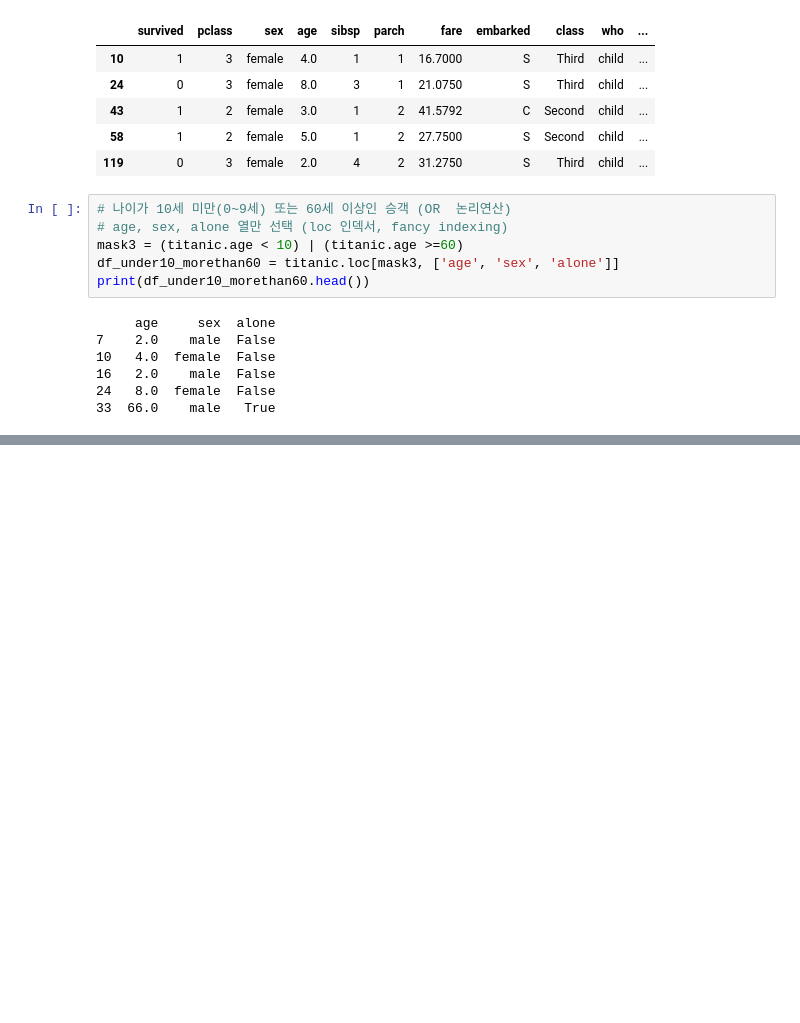
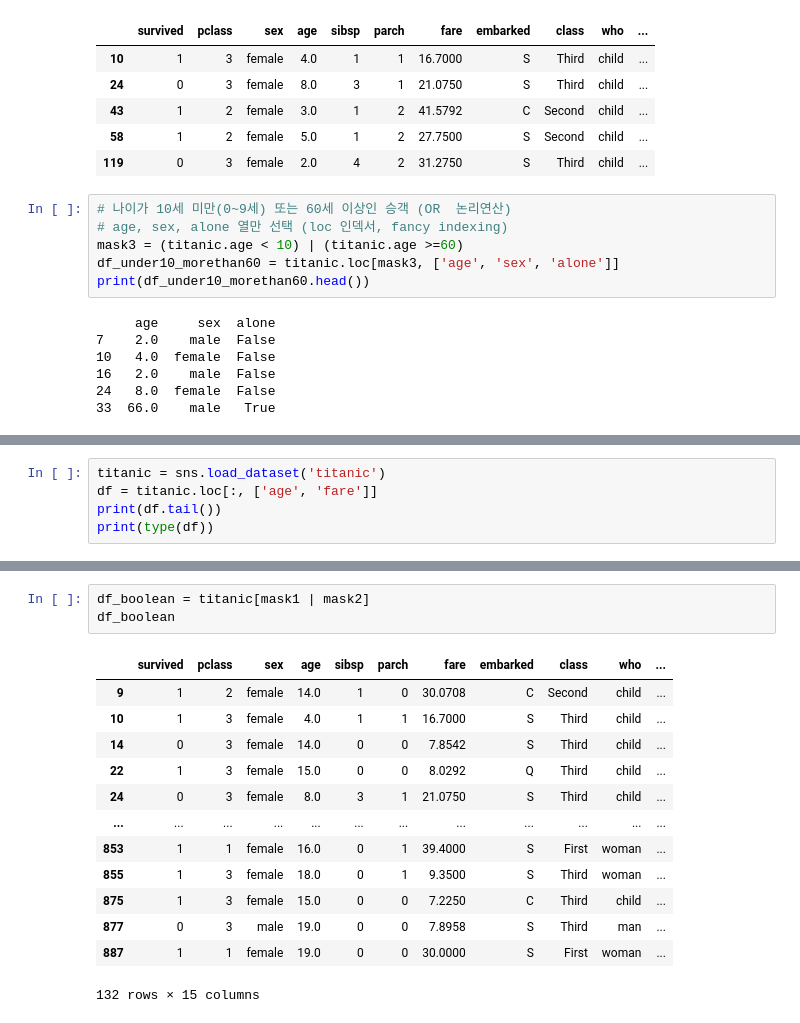
Before and after one commit to HANASupervisor/iLoveWonik, a Jupyter notebook: taeYoungYoo/eda/20260709_exam02.ipynb, the cells around one changed output, grey strips where cells are left out. Cells and saved outputs as stored; diff of their text form; blank space fills up the shorter version.

```diff
--- a/taeYoungYoo/eda/20260709_exam02.ipynb
+++ b/taeYoungYoo/eda/20260709_exam02.ipynb
@@ -93,0 +110,5 @@ print(df_under10_morethan60.head())
+# %%
+titanic = sns.load_dataset('titanic')
+df = titanic.loc[:, ['age', 'fare']]
+print(df.tail())
+print(type(df))
@@ -93,0 +171,17 @@ print(df_under10_morethan60.head())
+# %%
+df_boolean = titanic[mask1 | mask2]
+df_boolean
+# %% [output]
+|  | survived | pclass | sex | age | sibsp | parch | fare | embarked | class | who | ... |
+| 9 | 1 | 2 | female | 14.0 | 1 | 0 | 30.0708 | C | Second | child | ... |
+| 10 | 1 | 3 | female | 4.0 | 1 | 1 | 16.7000 | S | Third | child | ... |
+| 14 | 0 | 3 | female | 14.0 | 0 | 0 | 7.8542 | S | Third | child | ... |
+| 22 | 1 | 3 | female | 15.0 | 0 | 0 | 8.0292 | Q | Third | child | ... |
+| 24 | 0 | 3 | female | 8.0 | 3 | 1 | 21.0750 | S | Third | child | ... |
+| ... | ... | ... | ... | ... | ... | ... | ... | ... | ... | ... | ... |
+| 853 | 1 | 1 | female | 16.0 | 0 | 1 | 39.4000 | S | First | woman | ... |
+| 855 | 1 | 3 | female | 18.0 | 0 | 1 | 9.3500 | S | Third | woman | ... |
+| 875 | 1 | 3 | female | 15.0 | 0 | 0 | 7.2250 | C | Third | child | ... |
+| 877 | 0 | 3 | male | 19.0 | 0 | 0 | 7.8958 | S | Third | man | ... |
+| 887 | 1 | 1 | female | 19.0 | 0 | 0 | 30.0000 | S | First | woman | ... |
+132 rows × 15 columns
```
Also changed, not shown: parts of 33 cells of this notebook, 6 other files.
